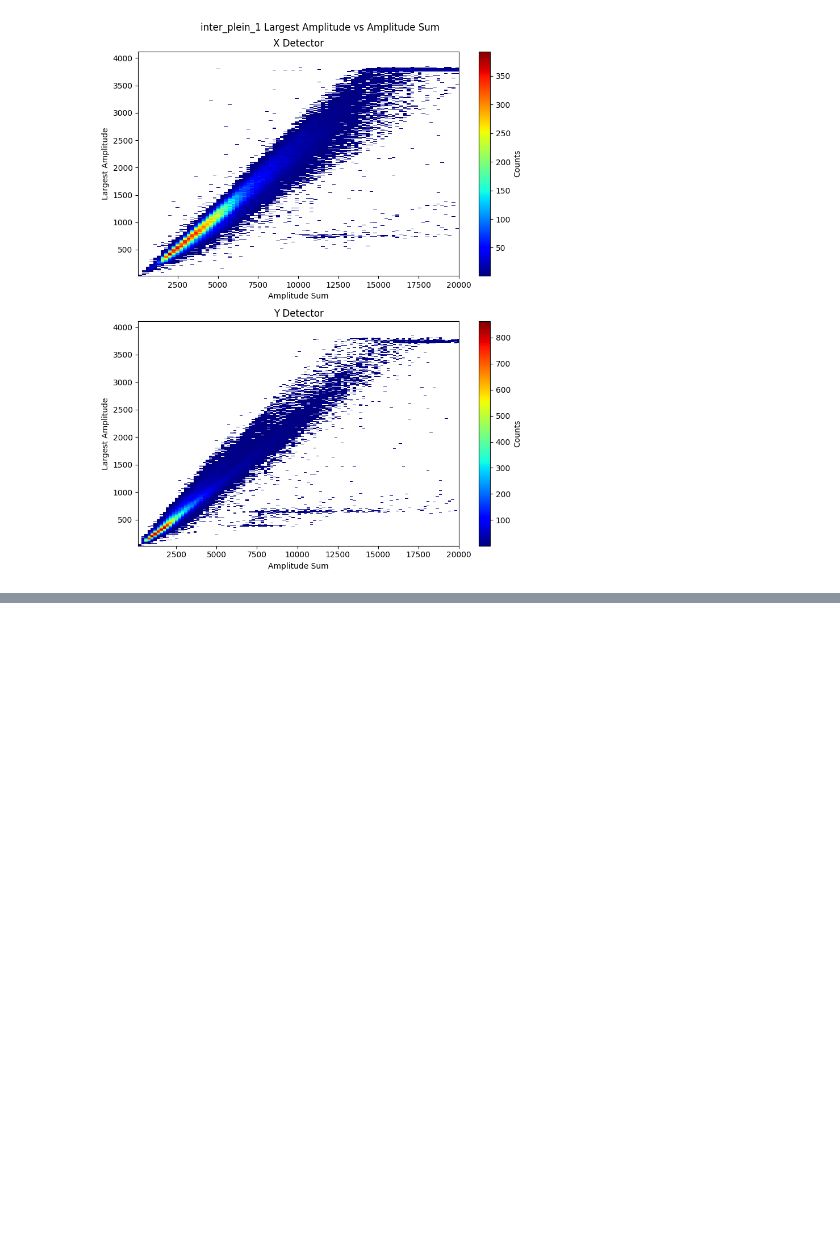
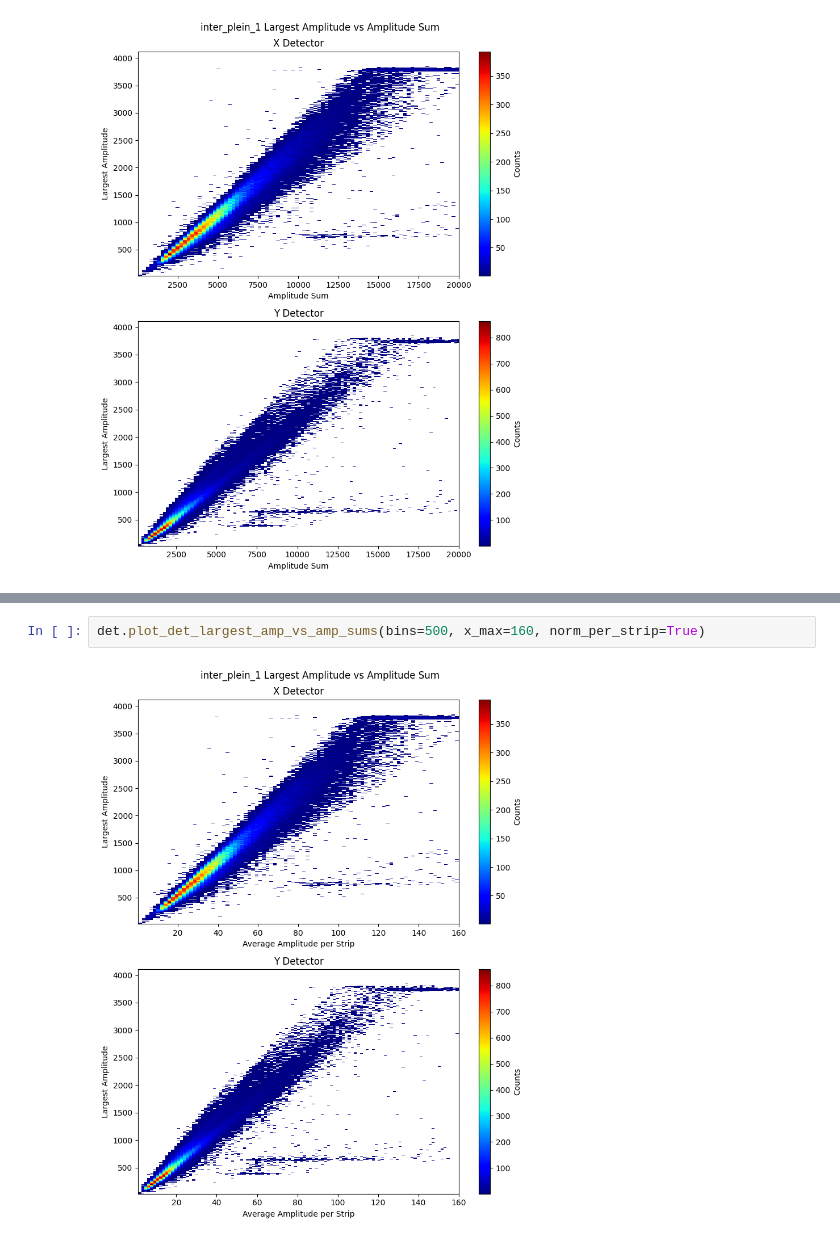
Before and after one commit to Dyn0402/saclay_micromegas, a Jupyter notebook: det_analyses/ip1_fe55_hv_scan_3-12-25.ipynb, the cells around one changed output, grey strips where cells are left out. Saved outputs shown, nothing was run; the diff lists cells and outputs as text; blank space fills up the shorter version.

```diff
--- a/det_analyses/ip1_fe55_hv_scan_3-12-25.ipynb
+++ b/det_analyses/ip1_fe55_hv_scan_3-12-25.ipynb
@@ -167,0 +172,4 @@ det.plot_det_largest_amp_vs_amp_sums(bins=500, x_max=20000)
+# %%
+det.plot_det_largest_amp_vs_amp_sums(bins=500, x_max=160, norm_per_strip=True)
+# %% [output]
+[figure, added]
```
Also changed, not shown: parts of 2 cells of this notebook, 1 other file.
